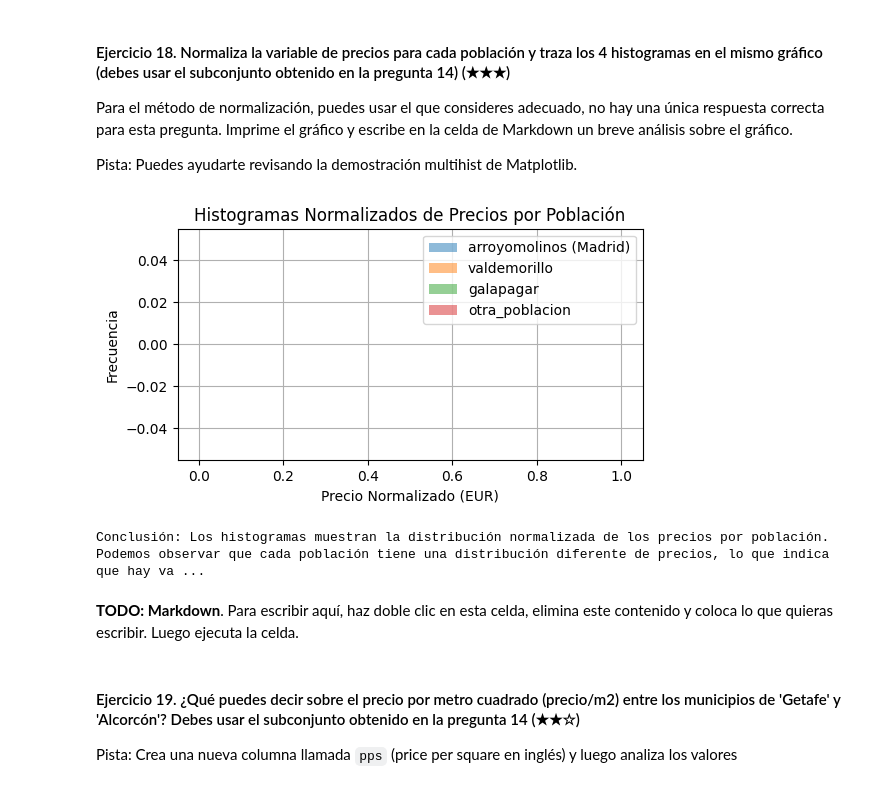
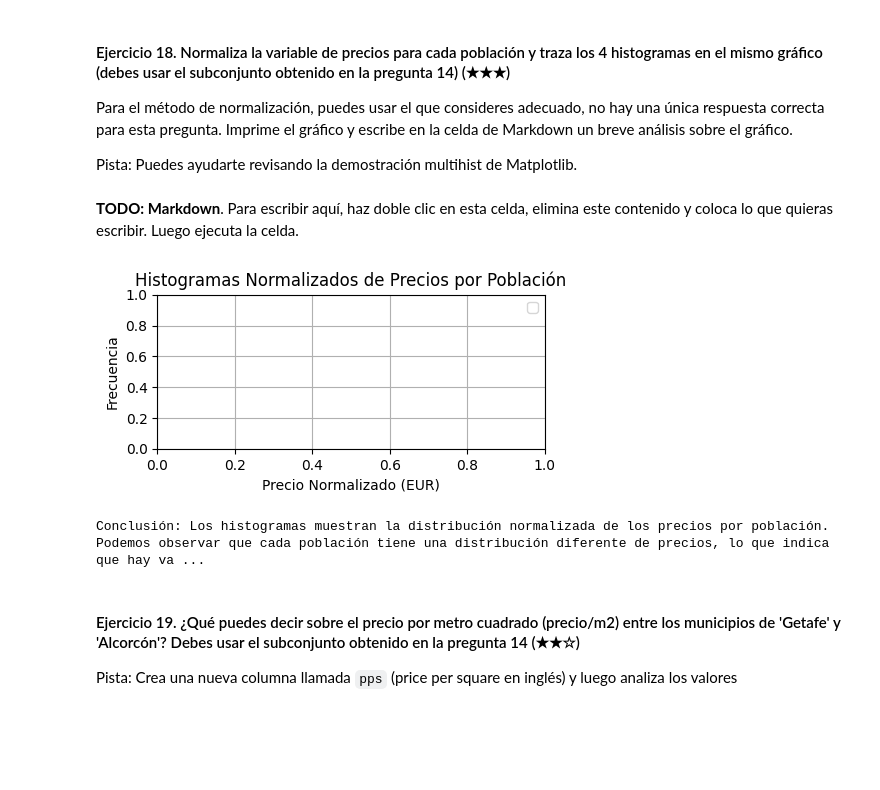
Before and after one commit to 4GeeksAcademy/0-PILAR-PREWORK, a Jupyter notebook: ejercicioPILARH-project.es.ipynb, the cells around one changed output. Cells and saved outputs as stored; diff of their text form; code cells hidden in the pictures; blank space fills up the shorter version.

```diff
--- a/ejercicioPILARH-project.es.ipynb
+++ b/ejercicioPILARH-project.es.ipynb
@@ -540,45 +580,44 @@ KeyError: ['direccion']
 Para el método de normalización, puedes usar el que consideres adecuado, no hay una única respuesta correcta para esta pregunta. Imprime el gráfico y escribe en la celda de Markdown un breve análisis sobre el gráfico.
 
 Pista: Puedes ayudarte revisando la demostración multihist de Matplotlib.
-# %%
-# TODO
-import pandas as pd
-import matplotlib.pyplot as plt
-
-# Cargar el DataFrame desde el archivo CSV
-ds = pd.read_csv('assets/real_estate.csv', sep=';')
-
-# Supongamos que el subconjunto del Ejercicio 14 es un filtro específico, por ejemplo, propiedades en "arroyomolinos (Madrid)"
-# Aquí, para generalizar, vamos a usar todo el dataset
-subconjunto = ds.dropna(subset=['price', 'level5'])
-
-# Normalizar la variable de precios para cada población
-subconjunto['price_normalized'] = subconjunto.groupby('level5')['price'].transform(lambda x: (x - x.mean()) / x.std())
-
-# Filtrar las poblaciones de interés
-poblaciones = ['arroyomolinos (Madrid)', 'valdemorillo', 'galapagar', 'otra_poblacion']  # Reemplaza 'otra_poblacion' con una población real
-subconjunto_filtrado = subconjunto[subconjunto['level5'].isin(poblaciones)]
-
-# Crear el gráfico de histogramas
-plt.figure(figsize=(6, 3))
-for poblacion in poblaciones:
-    data = subconjunto_filtrado[subconjunto_filtrado['level5'] == poblacion]['price_normalized']
-    plt.hist(data, bins=20, alpha=0.5, label=poblacion)
-
-plt.title('Histogramas Normalizados de Precios por Población')
-plt.xlabel('Precio Normalizado (EUR)')
-plt.ylabel('Frecuencia')
-plt.legend(loc='upper right')
-plt.grid(True)
-plt.show()
-
-# Conclusión
-print("Conclusión: Los histogramas muestran la distribución normalizada de los precios por población. Podemos observar que cada población tiene una distribución diferente de precios, lo que indica que hay variabilidad en los precios de las casas entre las diferentes poblaciones.")
-# %% [output]
-[figure, removed]
-Conclusión: Los histogramas muestran la distribución normalizada de los precios por población. Podemos observar que cada población tiene una distribución diferente de precios, lo que indica que hay va ...
 # %% [markdown]
 **TODO: Markdown**. Para escribir aquí, haz doble clic en esta celda, elimina este contenido y coloca lo que quieras escribir. Luego ejecuta la celda.
+# %%
+import pandas as pd
+import matplotlib.pyplot as plt
+
+# Cargar el DataFrame desde el archivo CSV
+ds = pd.read_csv('assets/real_estate.csv', sep=';')
+
+# Eliminar los valores NaN en las columnas 'price' y 'level5'
+subconjunto = ds.dropna(subset=['price', 'level5'])
+
+# Normalizar la variable de precios para cada población
+subconjunto['price_normalized'] = subconjunto.groupby('level5')['price'].transform(lambda x: (x - x.mean()) / x.std())
+
+# Filtrar las poblaciones de interés
+poblaciones = ['arroyomolinos (Madrid)', 'valdemorillo', 'galapagar', 'otra_poblacion']  # Reemplaza 'otra_poblacion' con una población real
+subconjunto_filtrado = subconjunto[subconjunto['level5'].isin(poblaciones)]
+
+# Crear el gráfico de histogramas
+plt.figure(figsize=(5, 2))
+for poblacion in poblaciones:
+    data = subconjunto_filtrado[subconjunto_filtrado['level5'] == poblacion]['price_normalized']
+    if not data.empty:
+        plt.hist(data, bins=20, alpha=0.5, label=poblacion)
+
+plt.title('Histogramas Normalizados de Precios por Población')
+plt.xlabel('Precio Normalizado (EUR)')
+plt.ylabel('Frecuencia')
+plt.legend(loc='upper right')
+plt.grid(True)
+plt.show()
+
+# Conclusión
+print("Conclusión: Los histogramas muestran la distribución normalizada de los precios por población. Podemos observar que cada población tiene una distribución diferente de precios, lo que indica que hay variabilidad en los precios de las casas entre las diferentes poblaciones.")
+# %% [output]
+[figure, added]
+Conclusión: Los histogramas muestran la distribución normalizada de los precios por población. Podemos observar que cada población tiene una distribución diferente de precios, lo que indica que hay va ...
 # %% [markdown]
 #### Ejercicio 19. ¿Qué puedes decir sobre el precio por metro cuadrado (precio/m2) entre los municipios de 'Getafe' y 'Alcorcón'? Debes usar el subconjunto obtenido en la pregunta 14 (★★☆)
 
```
Also changed, not shown: parts of 3 cells of this notebook.
